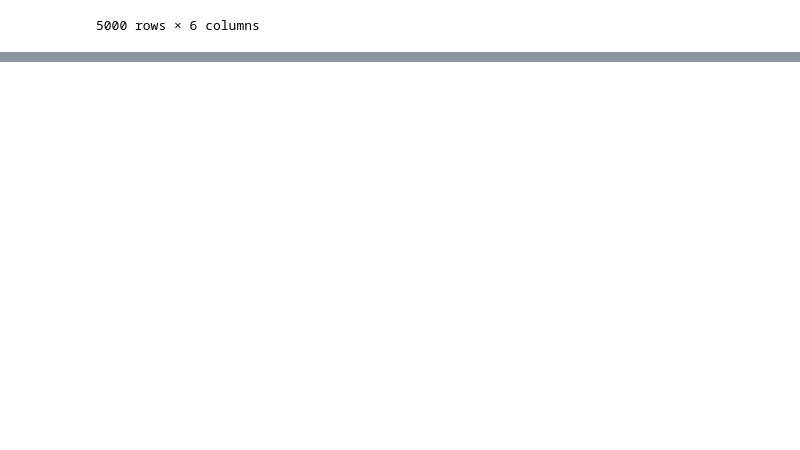
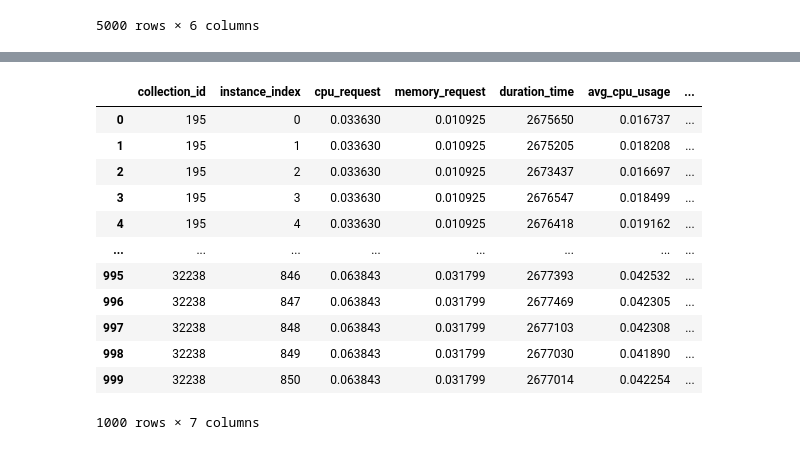
Before and after one commit to XuTaoWang-2002/FlexEH-in-data-center, a Jupyter notebook: clusterdata_analysis_colab.ipynb, the cells around one changed output, grey strips where cells are left out. Cells and saved outputs as stored; diff of their text form; code cells hidden in the pictures; blank space fills up the shorter version.

```diff
--- a/clusterdata_analysis_colab.ipynb
+++ b/clusterdata_analysis_colab.ipynb
@@ -867,0 +785,16 @@ instance_usage_data_summary
+# %%
+instance_usage_unified.head(1000)
+# %% [output]
+|  | collection_id | instance_index | cpu_request | memory_request | duration_time | avg_cpu_usage | ... |
+| 0 | 195 | 0 | 0.033630 | 0.010925 | 2675650 | 0.016737 | ... |
+| 1 | 195 | 1 | 0.033630 | 0.010925 | 2675205 | 0.018208 | ... |
+| 2 | 195 | 2 | 0.033630 | 0.010925 | 2673437 | 0.016697 | ... |
+| 3 | 195 | 3 | 0.033630 | 0.010925 | 2676547 | 0.018499 | ... |
+| 4 | 195 | 4 | 0.033630 | 0.010925 | 2676418 | 0.019162 | ... |
+| ... | ... | ... | ... | ... | ... | ... | ... |
+| 995 | 32238 | 846 | 0.063843 | 0.031799 | 2677393 | 0.042532 | ... |
+| 996 | 32238 | 847 | 0.063843 | 0.031799 | 2677469 | 0.042305 | ... |
+| 997 | 32238 | 848 | 0.063843 | 0.031799 | 2677103 | 0.042308 | ... |
+| 998 | 32238 | 849 | 0.063843 | 0.031799 | 2677030 | 0.041890 | ... |
+| 999 | 32238 | 850 | 0.063843 | 0.031799 | 2677014 | 0.042254 | ... |
+1000 rows × 7 columns
```
Also changed, not shown: parts of 7 cells of this notebook.
